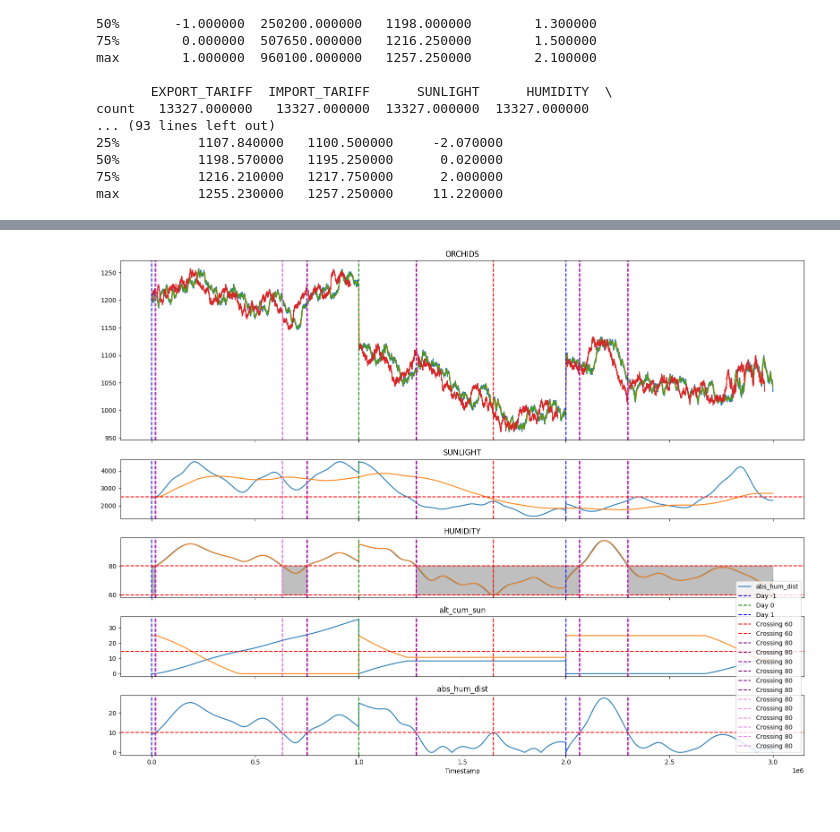
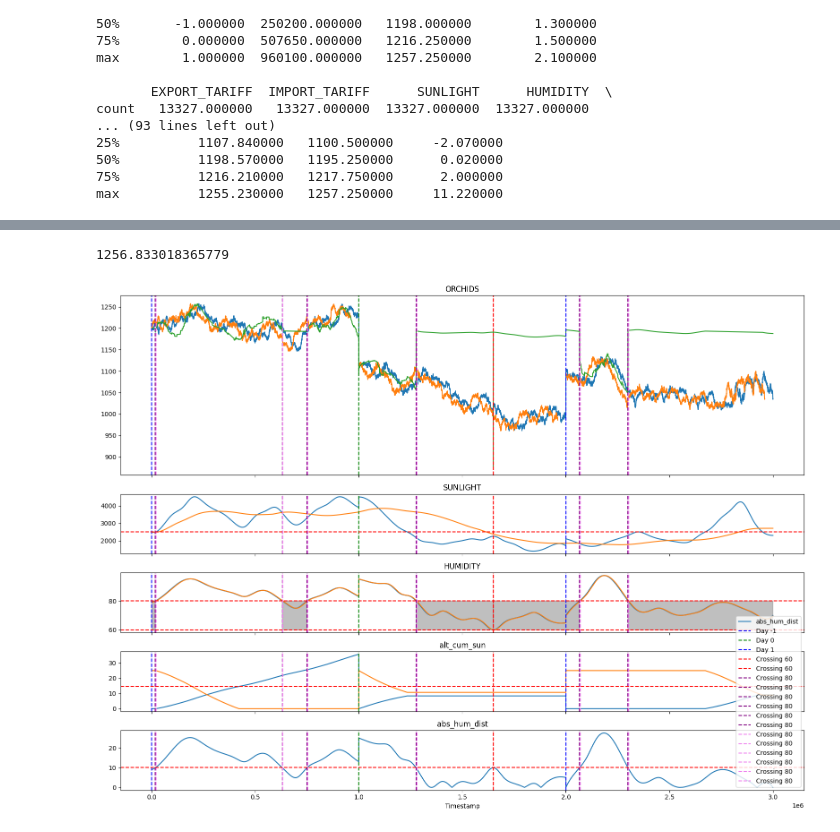
Before and after one commit to felixpoirier1/Prosperity, a Jupyter notebook: data analysis/Round 2/r2 ANAL_clean-final.ipynb, the cells around one changed output, grey strips where cells are left out. Saved outputs shown, nothing was run; the diff lists cells and outputs as text; code cells hidden in the pictures.

```diff
--- a/data analysis/Round 2/r2 ANAL_clean-final.ipynb
+++ b/data analysis/Round 2/r2 ANAL_clean-final.ipynb
@@ -376,7 +378,7 @@ graph_rf
 # %%
 orchids_cleaned1 = orchids[(orchids['abs_hum_dist'] > 10) & (orchids['day'] <= 1)].dropna().copy() #
 X2 = orchids_cleaned1[features_hl_hum].copy()
-y2 = orchids_cleaned1['orchid_shift']
+y2 = orchids_cleaned1['ORCHIDS']
 orchids_cleaned1
 # %% [output]
 |  | day | timestamp | ORCHIDS | TRANSPORT_FEES | EXPORT_TARIFF | IMPORT_TARIFF | SUNLIGHT | HUMIDITY | ... |
@@ -521,3 +523,12 @@ count   13327.000000   13327.000000  13327.000000  13327.000000
 50%          1198.570000   1195.250000      0.020000
 75%          1216.210000   1217.750000      2.000000
 max          1255.230000   1257.250000     11.220000
+# %%
+def apply_model(row):
+    if row['abs_hum_dist'] > 10:
+        return sum(row[feature_names1] * coefficients1) + lin_reg1.intercept_
+    else:
+        return 1100 - max(0, (2500 - row['SUNLIGHT']) / row['tte']) + row['tte']
+
+orchids['preds'] = orchids.apply(apply_model, axis=1)
+orchids[orchids['abs_hum_dist'] < 10]
@@ -524,12 +549,15 @@ max          1255.230000   1257.250000     11.220000
+# %%
+orchids['preds'].max()
+# %% [output]
+1256.833018365779
 # %%
 def plot_orchids_sunlight_humidity2(df):
     fig, axs = plt.subplots(5, 1, sharex=True, figsize=(16, 12), gridspec_kw={'height_ratios': [3, 1, 1, 1, 1]})
 
     # Plot ORCHIDS vs new_timestamp
     axs[0].plot(df['new_timestamp'], df['ORCHIDS'], label='ORCHIDS')
-    axs[0].plot(df['new_timestamp'], df['orchid_roll_day'], label='roll')
-    axs[0].plot(df['new_timestamp'], df['orchid_roll_shift'], label='roll_shift')
     axs[0].plot(df['new_timestamp'], df['orchid_shift'], label='SHIFT')
+    axs[0].plot(df['new_timestamp'], df['preds'], label='preds')
     axs[0].set_title('ORCHIDS')
 
     # Plot SUNLIGHT vs new_timestamp
@@ -580,31 +608,31 @@ def plot_orchids_sunlight_humidity2(df):
         crossing_up1 = (df['roll_hum_avg'] > threshold) & (shifted_humidity1 <= threshold)
         # Crossing down the threshold
         crossing_down1 = (df['roll_hum_avg'] < threshold) & (shifted_humidity1 >= threshold)
         # Combine crossing up and down
         crossings1 = crossing_up1 | crossing_down1
 
         # Draw vertical lines at crossings
         for timestamp in df.loc[crossings1, 'new_timestamp']:
             for ax in axs:
                 ax.axvline(timestamp, color='pink' if threshold == 60 else 'violet', linestyle='--',
                            label=f'Crossing {threshold}')
 
     # Highlighting region between 60 and 80 for HUMIDITY
     axs[2].fill_between(df['new_timestamp'], 60, 80, where=(df['HUMIDITY'] >= 60) & (df['HUMIDITY'] <= 80), color='gray', alpha=0.5, label='Target Humidity Zone')
 
     # Red lines for thresholds
     axs[1].axhline(2500, color='red', linestyle='--', label='Sunlight Threshold')
     axs[2].axhline(60, color='red', linestyle='--')
     axs[2].axhline(80, color='red', linestyle='--')
     axs[3].axhline(25*7/12, color='red', linestyle='--', label='Cum Sun Threshold')
     axs[4].axhline(10, color='red', linestyle='--')
 
     axs[-1].set_xlabel('Timestamp')
 
     plt.tight_layout()
     plt.legend()
     plt.show()
 
 plot_orchids_sunlight_humidity2(orchids)
 # %% [output]
-[figure, old version]
+[figure, new version]
```
Also changed, not shown: parts of 7 cells of this notebook, 4 other files.
